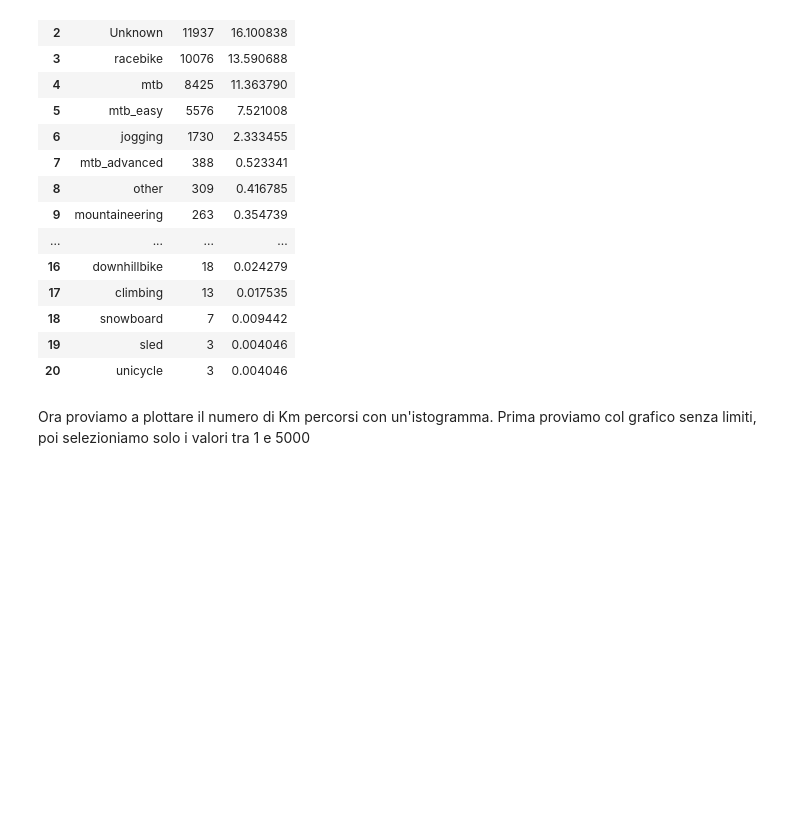
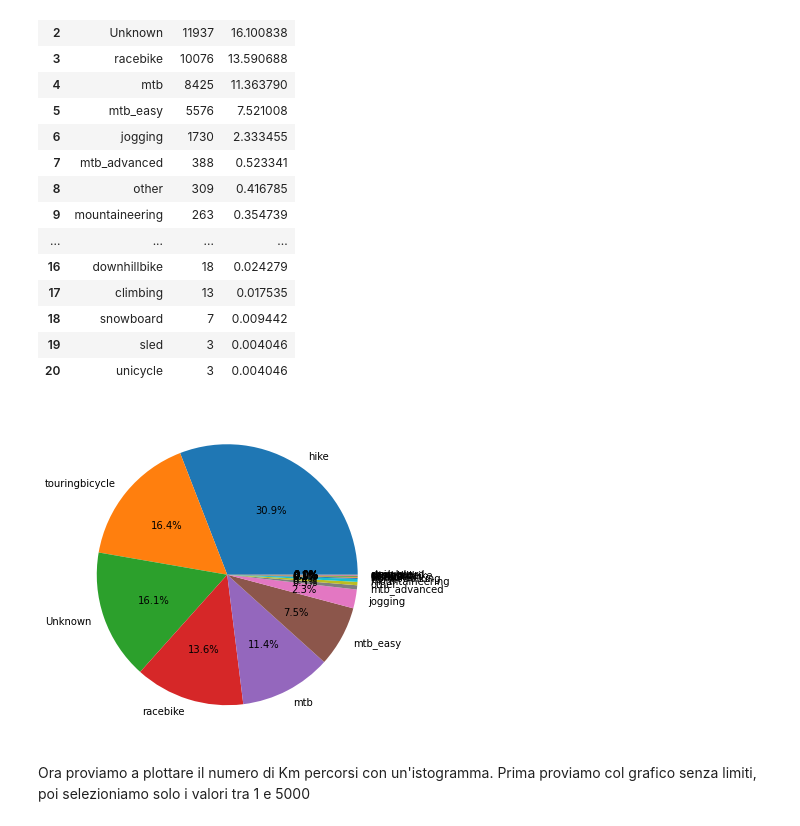
Before and after one commit to r-carissimi/komoot-network-analysis, a Jupyter notebook: progetto.ipynb, the cells around one changed output. Cells and saved outputs as stored; diff of their text form; code cells hidden in the pictures; blank space fills up the shorter version.

```diff
--- a/progetto.ipynb
+++ b/progetto.ipynb
@@ -855,11 +1039,11 @@ sport_counts = {}
 for node in g.nodes():
     sport = g.nodes[node]['sport']
     if sport in sport_counts:
-        sport_counts[country] += 1
+        sport_counts[sport] += 1
     else:
-        sport_counts[country] = 1
+        sport_counts[sport] = 1
 
-sports_list = list(reversed(sorted(country_counts.items(), key=lambda item: item[1])))
+sports_list = list(reversed(sorted(sport_counts.items(), key=lambda item: item[1])))
 df = pd.DataFrame(sports_list, columns=['Sport', 'Users'])
 df['Percent'] = (df['Users'] / df['Users'].sum()) * 100
 df
@@ -881,6 +1065,12 @@ df
 | 18 | snowboard | 7 | 0.009442 |
 | 19 | sled | 3 | 0.004046 |
 | 20 | unicycle | 3 | 0.004046 |
+# %%
+df = df.set_index('Sport')
+# %%
+plot = df.plot.pie(y='Users', legend=False, figsize=(6,6), ylabel='', autopct='%1.1f%%')
+# %% [output]
+[figure, added]
 # %% [markdown]
 Ora proviamo a plottare il numero di Km percorsi con un'istogramma. Prima proviamo col grafico senza limiti, poi selezioniamo solo i valori tra 1 e 5000
 # %%
```
Also changed, not shown: parts of 23 cells of this notebook, 1 other file.
